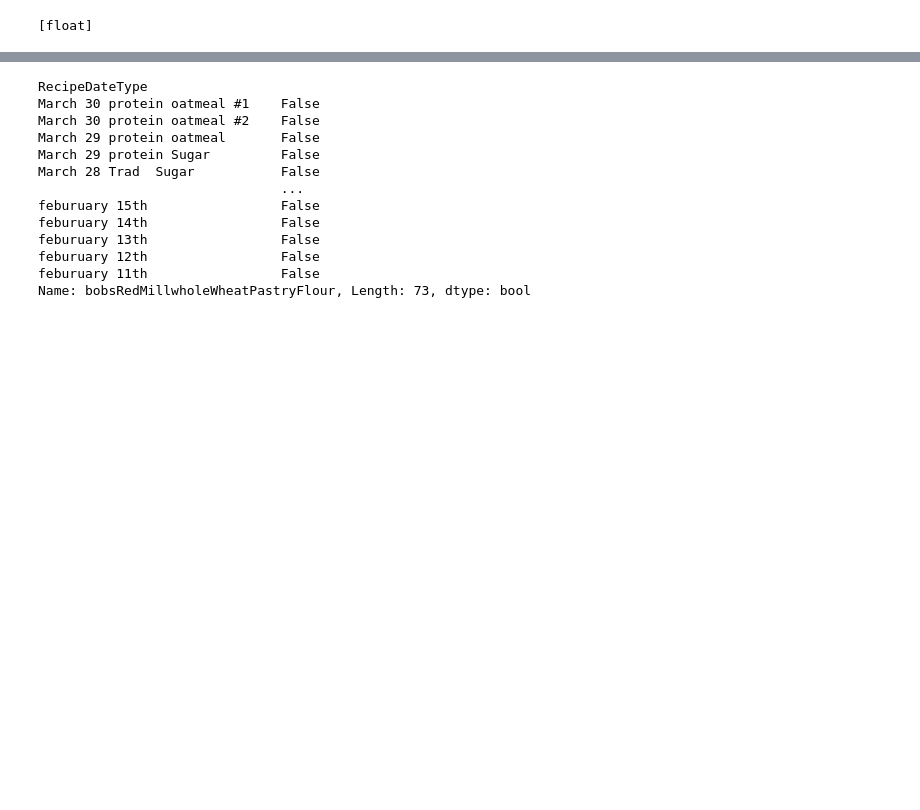
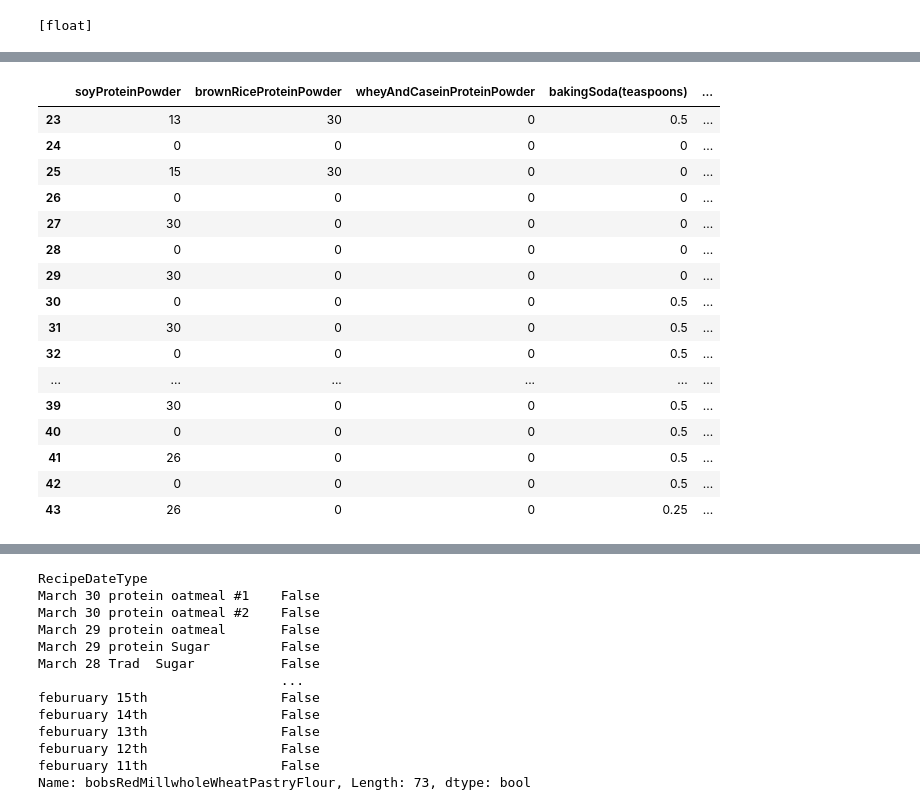
Before and after one commit to maxdickinson/DataTables, a Jupyter notebook: RecipesNutritionWorkbook.ipynb, the cells around one changed output, grey strips where cells are left out. Drawn from its saved outputs; the diff is of its cells as text; code cells hidden in the pictures; blank space fills up the shorter version.

```diff
--- a/RecipesNutritionWorkbook.ipynb
+++ b/RecipesNutritionWorkbook.ipynb
@@ -58,0 +61,10 @@ recIngred.to_csv('cleanerRecipeXIngredients.csv')
+# %%
+columnMapper = {'bakingSoda':'bakingSoda(teaspoons)', 'bakingPowder' : 'bakingPowder(teaspoons)', 'cinamon' : 'cinamon(teaspoons)',
+       'nutmeg' : 'nutmeg(teaspoons)', 'cardamom':  'cardamom(teaspoons)', 'xanthamGum': 'xanthamGum(teaspoons)', 'Salt': 'Salt(teaspoons)',
+       'guarGuam':'guarGuam(teaspoons)', 'cornStarch': 'cornStarch(teaspoons)',
+       'vanillaExtract':'vanillaExtract(teaspoons)', 'Almond Extract': 'Almond Extract(teaspoons)', 'naturesFlavorsButterExtract': 'naturesFlavorsButterExtract(teaspoons)',
+       'espressoPowder':'espressoPowder(teaspoons)'}
+# %%
+cleanerRecipeXIngredients = cleanerRecipeXIngredients.rename(columnMapper, axis =1 )
+# %%
+cleanerRecipeXIngredients = cleanerRecipeXIngredients.replace(dateToNum)
@@ -58,0 +93,2 @@ recIngred.to_csv('cleanerRecipeXIngredients.csv')
+# %%
+cleanerRecipeXIngredients = cleanerRecipeXIngredients.drop( index = np.arange(55,len(cleanerRecipeXIngredients)), axis = 0)
@@ -58,0 +118,20 @@ recIngred.to_csv('cleanerRecipeXIngredients.csv')
+# %%
+cleanerRecipeXIngredients.iloc[23:44 , 10:30]
+# %% [output]
+|  | soyProteinPowder | brownRiceProteinPowder | wheyAndCaseinProteinPowder | bakingSoda(teaspoons) | ... |
+| 23 | 13 | 30 | 0 | 0.5 | ... |
+| 24 | 0 | 0 | 0 | 0 | ... |
+| 25 | 15 | 30 | 0 | 0 | ... |
+| 26 | 0 | 0 | 0 | 0 | ... |
+| 27 | 30 | 0 | 0 | 0 | ... |
+| 28 | 0 | 0 | 0 | 0 | ... |
+| 29 | 30 | 0 | 0 | 0 | ... |
+| 30 | 0 | 0 | 0 | 0.5 | ... |
+| 31 | 30 | 0 | 0 | 0.5 | ... |
+| 32 | 0 | 0 | 0 | 0.5 | ... |
+| ... | ... | ... | ... | ... | ... |
+| 39 | 30 | 0 | 0 | 0.5 | ... |
+| 40 | 0 | 0 | 0 | 0.5 | ... |
+| 41 | 26 | 0 | 0 | 0.5 | ... |
+| 42 | 0 | 0 | 0 | 0.5 | ... |
+| 43 | 26 | 0 | 0 | 0.25 | ... |
```
Also changed, not shown: parts of 8 cells of this notebook, 3 other files.
